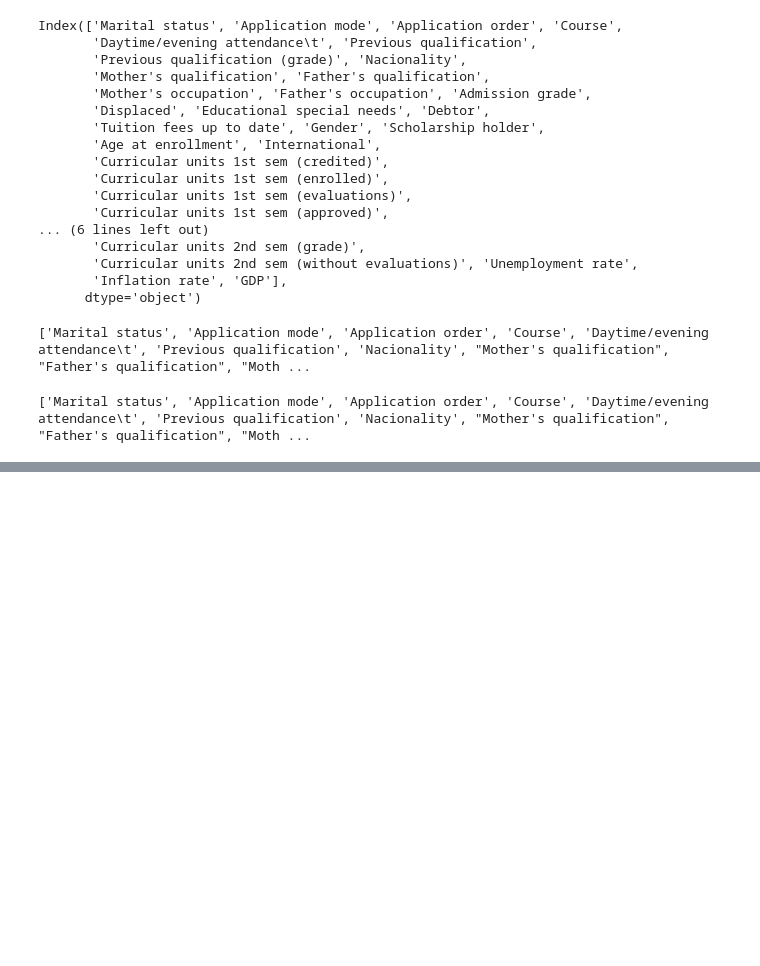
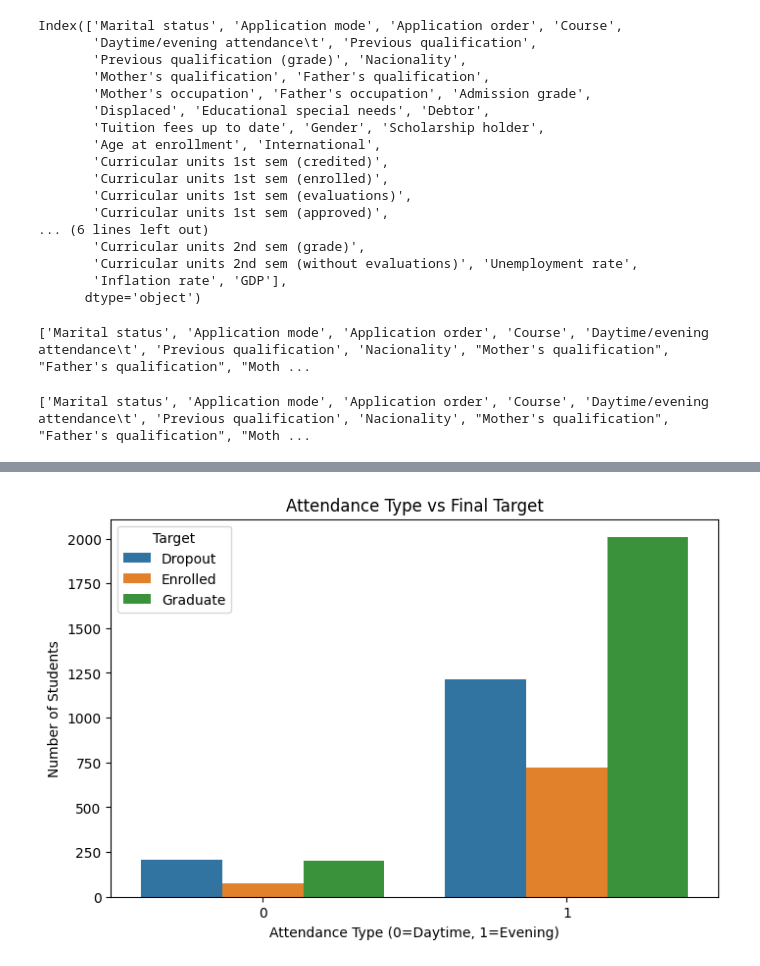
Before and after one commit to Scrowbin/end, a Jupyter notebook: code.ipynb, the cells around one changed output, grey strips where cells are left out. Cells and saved outputs as stored; diff of their text form; code cells hidden in the pictures; blank space fills up the shorter version.

```diff
--- a/code.ipynb
+++ b/code.ipynb
@@ -107,0 +205,18 @@ df = df.drop(columns="Target")
+# %%
+# Assuming df is your DataFrame
+attendance_col = 'Daytime/evening attendance\t'  # keep the tab if it's in the column name
+target_col = 'Target'
+
+# Count occurrences
+counts = df.groupby([attendance_col, target_col]).size().reset_index(name='count')
+
+# Plot
+plt.figure(figsize=(8,5))
+sns.barplot(data=counts, x=attendance_col, y='count', hue=target_col)
+plt.xlabel('Attendance Type (0=Daytime, 1=Evening)')
+plt.ylabel('Number of Students')
+plt.title('Attendance Type vs Final Target')
+plt.legend(title='Target')
+plt.show()
+# %% [output]
+[figure, added]
```
Also changed, not shown: parts of 47 cells of this notebook.
